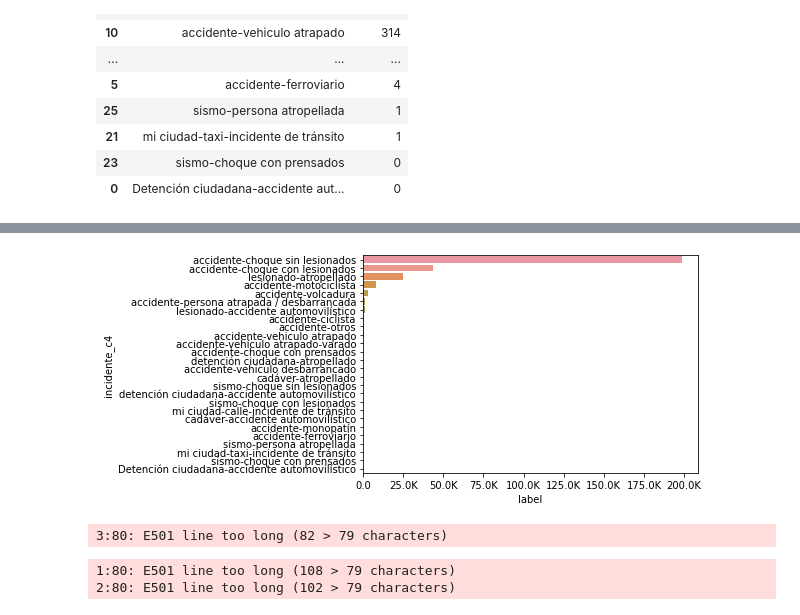
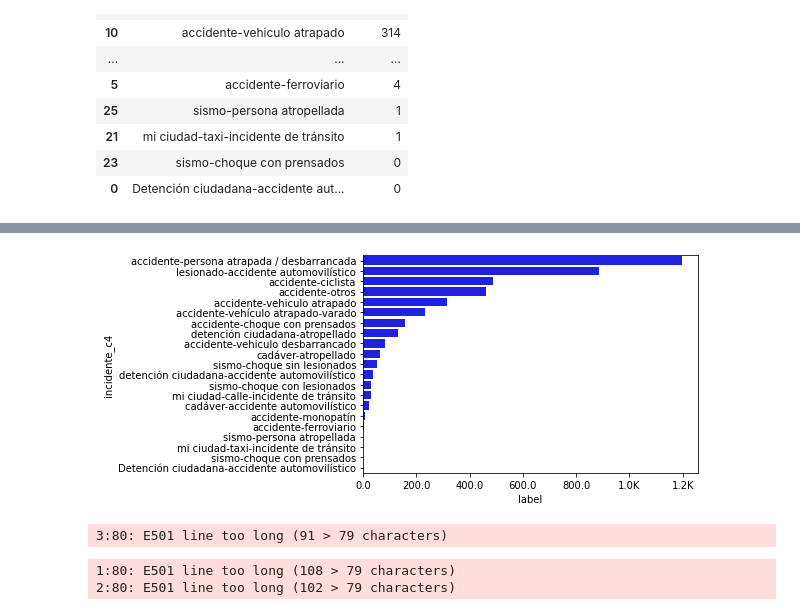
Before and after one commit to caroacostatovany/accidentes-viales-CDMX, a Jupyter notebook: notebooks/EDA_GEDA_Caro.ipynb, the cells around one changed output, grey strips where cells are left out. Saved outputs shown, nothing was run; the diff lists cells and outputs as text; code cells hidden in the pictures.

```diff
--- a/notebooks/EDA_GEDA_Caro.ipynb
+++ b/notebooks/EDA_GEDA_Caro.ipynb
@@ -233,12 +246,13 @@ incidente_c4_falso.sort_values(by='label', ascending=False)
 # %%
 ax = sns.barplot(x="label",
                  y="incidente_c4",
-                 data=incidente_c4_falso.sort_values(by='label', ascending=False))
+                 data=incidente_c4_falso.sort_values(by='label', ascending=False).tail(-5),
+                 color="b")
 ax.set_yticklabels(ax.get_yticklabels(), rotation=0)
 ax.xaxis.set_major_formatter(FuncFormatter(number_formatter))
 # %% [output]
-[figure, old version]
+[figure, new version]
-3:80: E501 line too long (82 > 79 characters)
+3:80: E501 line too long (91 > 79 characters)
 # %%
 incidente_c4_falso_anio = incidentes_viales_df.groupby(["año_cierre", "incidente_c4"], as_index=False).sum()
 incidente_c4_falso_anio = incidente_c4_falso_anio.drop(columns=['latitud', 'longitud', 'mes'], axis=1)
```
Also changed, not shown: parts of 12 cells of this notebook, 1 other file.
